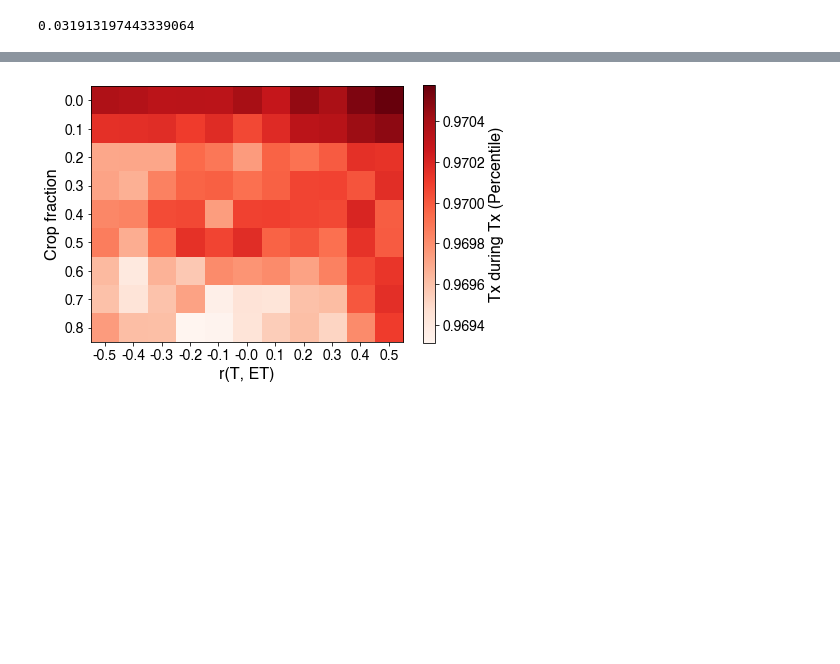
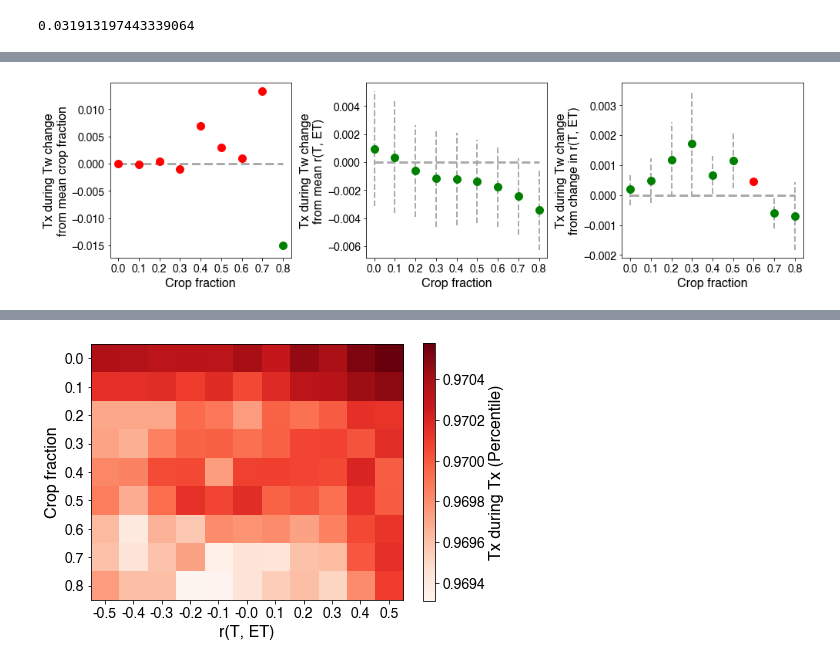
Before and after one commit to ecoffel/2021-heat, a Jupyter notebook: ht_tx_on_tw_analysis.ipynb, the cells around one changed output, grey strips where cells are left out. Cells and saved outputs as stored; diff of their text form; code cells hidden in the pictures; blank space fills up the shorter version.

```diff
--- a/ht_tx_on_tw_analysis.ipynb
+++ b/ht_tx_on_tw_analysis.ipynb
@@ -952,6 +969,16 @@ data = {'tx_during_tw_trend':tx_during_tw_trend_sel_1d[nn].reshape([nn.size]), \
         'et_during_tx_trend':et_during_tx_trend_sel_1d[nn].reshape([nn.size]), \
         'huss_during_tx_trend':huss_during_tx_trend_sel_1d[nn].reshape([nn.size]), \
         'tw_during_tx_trend':tw_during_tx_trend_sel_1d[nn].reshape([nn.size]), \
+
+        'tx_during_tx_trend_zonal':tx_during_tx_trend_zonal_sel_1d[nn].reshape([nn.size]), \
+        'et_during_tx_trend_zonal':et_during_tx_trend_zonal_sel_1d[nn].reshape([nn.size]), \
+        'huss_during_tx_trend_zonal':huss_during_tx_trend_zonal_sel_1d[nn].reshape([nn.size]), \
+        'tw_during_tx_trend_zonal':tw_during_tx_trend_zonal_sel_1d[nn].reshape([nn.size]), \
+
+        'tx_during_tw_trend_zonal':tx_during_tw_trend_zonal_sel_1d[nn].reshape([nn.size]), \
+        'et_during_tw_trend_zonal':et_during_tw_trend_zonal_sel_1d[nn].reshape([nn.size]), \
+        'huss_during_tw_trend_zonal':huss_during_tw_trend_zonal_sel_1d[nn].reshape([nn.size]), \
+        'tw_during_tw_trend_zonal':tw_during_tw_trend_zonal_sel_1d[nn].reshape([nn.size]), \
 
         'tx_during_tx':tx_during_tx_sel_1d[nn].reshape([nn.size]), \
         'tx_during_tx_1':tx_during_tx_sel_1_1d[nn].reshape([nn.size]), \
@@ -989,6 +1016,8 @@ data = {'tx_during_tw_trend':tx_during_tw_trend_sel_1d[nn].reshape([nn.size]), \
 df = pd.DataFrame(data, \
                   columns=['tx_during_tw_trend', 'huss_during_tw_trend', 'et_during_tw_trend', 'tw_during_tw_trend', \
                            'tx_during_tx_trend', 'huss_during_tx_trend', 'et_during_tx_trend', 'tw_during_tx_trend', \
+                           'tx_during_tx_trend_zonal', 'huss_during_tx_trend_zonal', 'et_during_tx_trend_zonal', 'tw_during_tx_trend_zonal', \
+                           'tx_during_tw_trend_zonal', 'huss_during_tw_trend_zonal', 'et_during_tw_trend_zonal', 'tw_during_tw_trend_zonal', \
                            'et_during_tx', 'et_during_tw', 'huss_during_tx', 'huss_during_tw', \
                            'tx_during_tx', 'tx_during_tw', 'tw_during_tx', 'tw_during_tw', \
                            'tx_during_tx_1', 'tx_during_tx_2', \
@@ -996,7 +1025,3 @@ df = pd.DataFrame(data, \
                            'huss_during_tx_1', 'huss_during_tx_2', \
                            'tw_during_tx_1', 'tw_during_tx_2', \
                            'r_t_et', 'r_t_et_1', 'r_t_et_2', 'r_t_et_3', 'r_t_et_diff', 'cf'])
-# %%
-ind_cf_all = np.where((data['cf'] > .01))[0]
-mdl_cur = smf.ols(formula='tw_during_tx_trend ~ cf', data=df, subset = ind_cf_all).fit()
-mdl_cur.rsquared
@@ -1056,3 +1081,59 @@ for c, cur_bin in enumerate(cf_bins):
+# %%
+fig, ax = plt.subplots(1,3, figsize=(14,4))
+
+t = 'Tx during Tw'
+
+ax[0].plot([0, 8], [0,0], '--', lw=3, c='#aaaaaa')
+ax[1].plot([0, 8], [0,0], '--', lw=3, c='#aaaaaa')
+ax[2].plot([0, 8], [0,0], '--', lw=3, c='#aaaaaa')
+
+for i, val in enumerate(coefs_cf):
+    if pvals_cf[i] < .05:
+        ax[0].plot([i, i], [np.nanmean(chg_from_cf[i])-np.nanstd(chg_from_cf[i])/2, np.nanmean(chg_from_cf[i])+np.nanstd(chg_from_cf[i])/2], '--', c='#aaaaaa', lw=2)
+        ax[0].plot(i, np.nanmean(chg_from_cf[i]), 'og', markersize=10)
+
+    else:
+        ax[0].plot(i, np.nanmean(chg_from_cf[i]), 'or', markersize=10)
+
+
+    if pvals_rt[i] < .05:
+        ax[1].plot([i, i], [np.nanmean(chg_from_r_t_et[i])-np.nanstd(chg_from_r_t_et[i])/2, np.nanmean(chg_from_r_t_et[i])+np.nanstd(chg_from_r_t_et[i])/2], '--', c='#aaaaaa', lw=2)
+        ax[1].plot(i, np.nanmean(chg_from_r_t_et[i]), 'og', markersize=10)
+
+    else:
+        ax[1].plot(i, np.nanmean(chg_from_r_t_et[i]), 'or', markersize=10)
+
+    if pvals_rt_diff[i] < .05:
+        ax[2].plot([i, i], [np.nanmean(chg_from_r_t_et_diff[i])-np.nanstd(chg_from_r_t_et_diff[i])/2, np.nanmean(chg_from_r_t_et_diff[i])+np.nanstd(chg_from_r_t_et_diff[i])/2], '--', c='#aaaaaa', lw=2)
+        ax[2].plot(i, np.nanmean(chg_from_r_t_et_diff[i]), 'og', markersize=10)
+
+    else:
+        ax[2].plot(i, np.nanmean(chg_from_r_t_et_diff[i]), 'or', markersize=10)
+
+
+ax[0].set_ylabel('%s change\nfrom mean crop fraction'%t)
+ax[0].set_xlabel('Crop fraction')
+ax[0].set_xticks(range(cf_bins.size))
+ax[0].set_xticklabels(np.round(cf_bins, 1))
+
+
+ax[1].set_ylabel('%s change\nfrom mean r(T, ET)'%t)
+ax[1].set_xlabel('Crop fraction')
+ax[1].set_xticks(range(cf_bins.size))
+ax[1].set_xticklabels(np.round(cf_bins, 1))
+
+
+
+ax[2].set_ylabel('%s change\nfrom change in r(T, ET)'%t)
+ax[2].set_xlabel('Crop fraction')
+ax[2].set_xticks(range(cf_bins.size))
+ax[2].set_xticklabels(np.round(cf_bins, 1))
+
+plt.tight_layout()
+
+# plt.savefig('tw-during-tx-trend-drivers.png', format='png', dpi=500, bbox_inches = 'tight', pad_inches = 0.02)
+# %% [output]
+[figure, added]
 # %%
 fig, ax = plt.subplots(1,3, figsize=(13,4))
 
```
Also changed, not shown: parts of 25 cells of this notebook, 2 other files.
